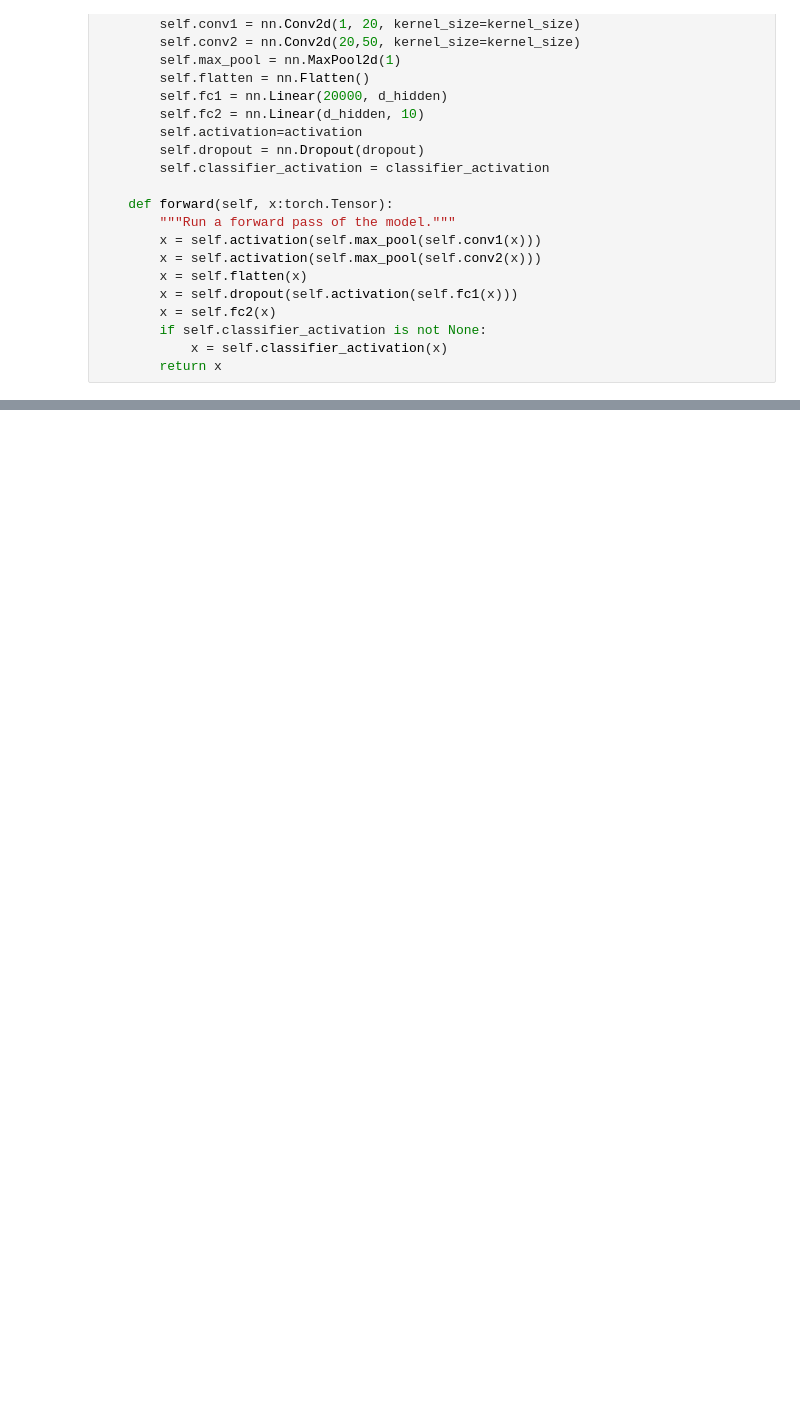
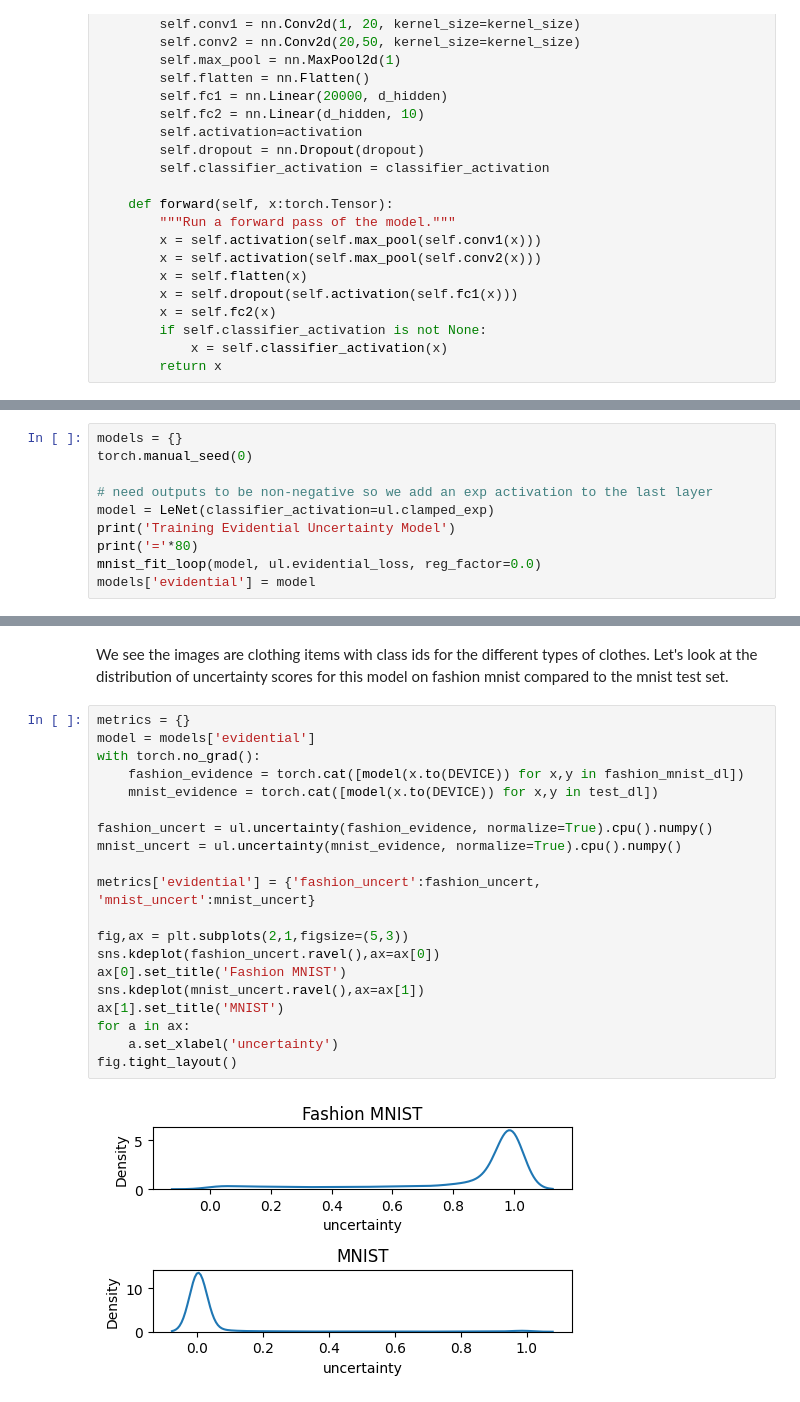
Before and after one commit to agencyenterprise/uncertainty-loss, a Jupyter notebook: examples/mnist/mnist.ipynb, the cells around one changed output, grey strips where cells are left out. Cells and saved outputs as stored; diff of their text form; blank space fills up the shorter version.

```diff
--- a/examples/mnist/mnist.ipynb
+++ b/examples/mnist/mnist.ipynb
@@ -668,0 +174,10 @@ The next steps are
+# %%
+models = {}
+torch.manual_seed(0)
+
+# need outputs to be non-negative so we add an exp activation to the last layer
+model = LeNet(classifier_activation=ul.clamped_exp)
+print('Training Evidential Uncertainty Model')
+print('='*80)
+mnist_fit_loop(model, ul.evidential_loss, reg_factor=0.0)
+models['evidential'] = model
@@ -668,0 +220,24 @@ The next steps are
+# %% [markdown]
+We see the images are clothing items with class ids for the different types of clothes.  Let's look at the distribution of uncertainty scores for this model on fashion mnist compared to the mnist test set.
+# %%
+metrics = {}
+model = models['evidential']
+with torch.no_grad():
+    fashion_evidence = torch.cat([model(x.to(DEVICE)) for x,y in fashion_mnist_dl])
+    mnist_evidence = torch.cat([model(x.to(DEVICE)) for x,y in test_dl])
+
+fashion_uncert = ul.uncertainty(fashion_evidence, normalize=True).cpu().numpy()
+mnist_uncert = ul.uncertainty(mnist_evidence, normalize=True).cpu().numpy()
+
+metrics['evidential'] = {'fashion_uncert':fashion_uncert, 'mnist_uncert':mnist_uncert}
+
+fig,ax = plt.subplots(2,1,figsize=(5,3))
+sns.kdeplot(fashion_uncert.ravel(),ax=ax[0])
+ax[0].set_title('Fashion MNIST')
+sns.kdeplot(mnist_uncert.ravel(),ax=ax[1])
+ax[1].set_title('MNIST')
+for a in ax:
+    a.set_xlabel('uncertainty')
+fig.tight_layout()
+# %% [output]
+[figure, added]
```
Also changed, not shown: parts of 84 cells of this notebook, 6 other files.
